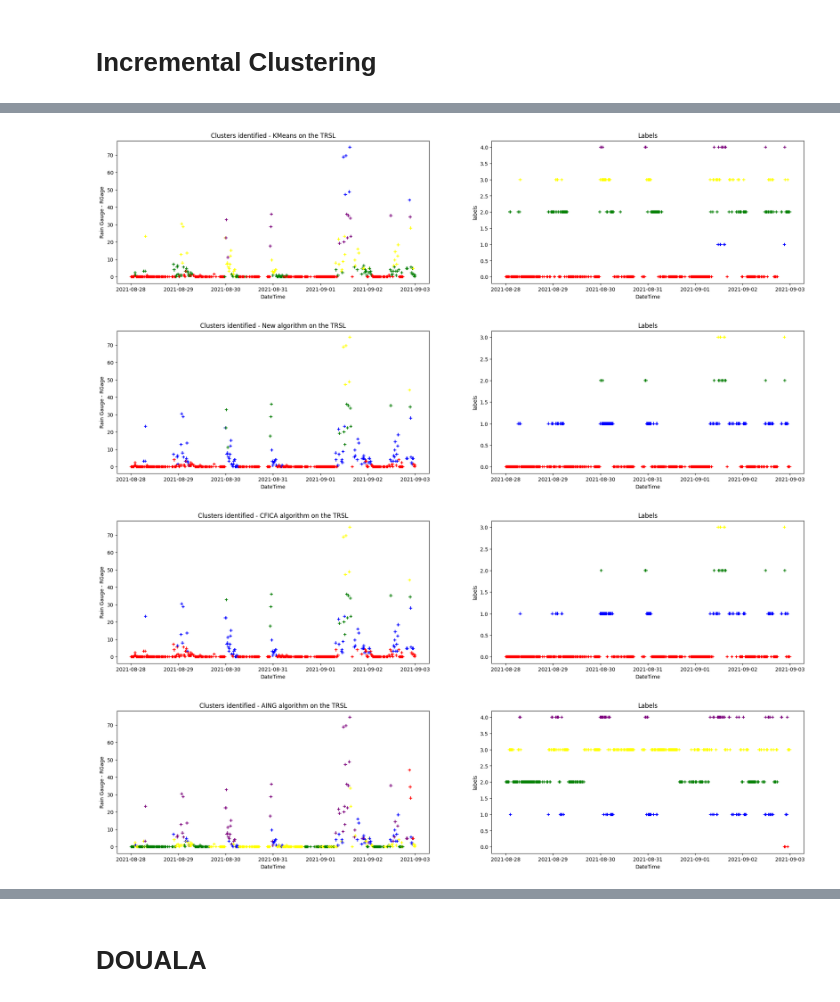
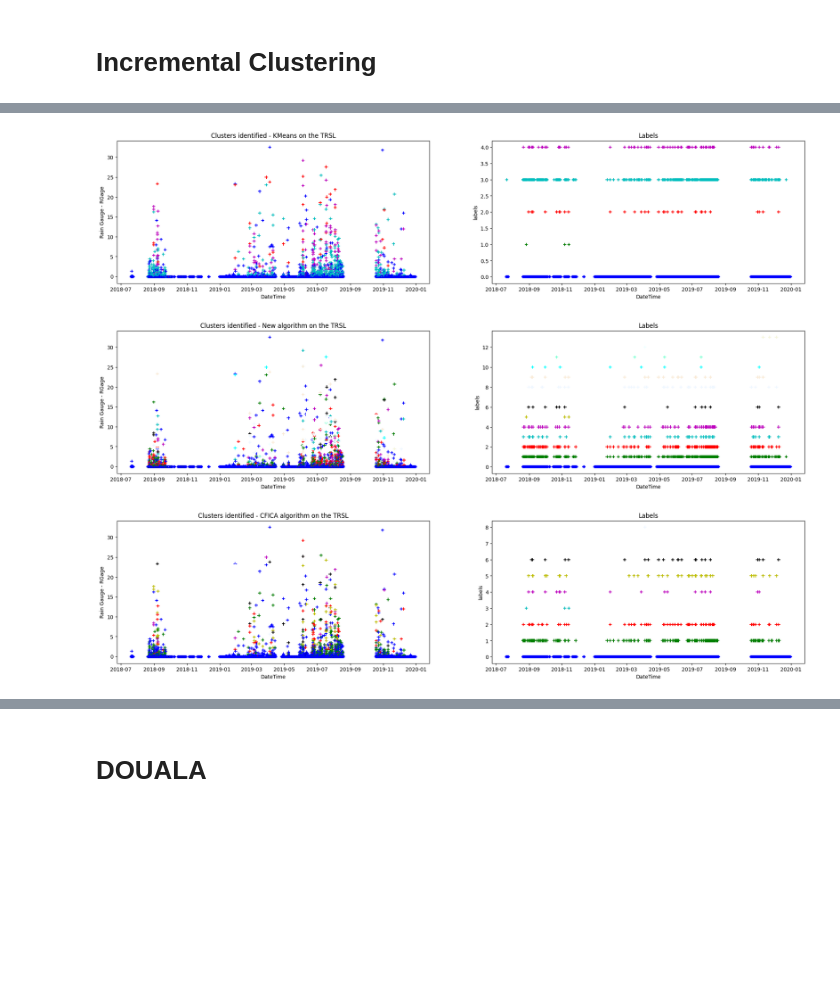
Before and after one commit to emiliepoisson/Pluie, a Jupyter notebook: DetectionPrediction.ipynb, the cells around one changed output, grey strips where cells are left out. Drawn from its saved outputs; the diff is of its cells as text; code cells hidden in the pictures; blank space fills up the shorter version.

```diff
--- a/DetectionPrediction.ipynb
+++ b/DetectionPrediction.ipynb
@@ -185,10 +242,15 @@ plt.show()
 # Incremental Clustering
 # %%
 import matplotlib.pyplot as plt
+from matplotlib import colors as mcolors
+
+colors = dict(mcolors.BASE_COLORS, **mcolors.CSS4_COLORS)
+colors = list(colors.keys())
 
 def plot_data(df, y, labels, title):
     fig, axs = plt.subplots(1, 2, figsize=(24, 5))
-    colors = ['red', 'blue', 'green', 'yellow', 'purple', 'orange', 'pink', 'brown', 'cyan', 'black']
+    # plot the clusters and the centroids
+
     axs[0].scatter(df.index, y, c=[colors[i] for i in labels], marker='+')
     axs[0].set_xlabel("DateTime")
     axs[0].set_ylabel("Rain Gauge - RGage")
@@ -199,5 +261,6 @@ def plot_data(df, y, labels, title):
     axs[1].set_ylabel("labels")
     plt.show()
 # %%
-X=df.drop(['Rgage', 'TSL_mean', 'RSL_mean'],axis=1)
-y=df.Rgage
+#X=df_scaled.drop(['Rgage', 'TSL_mean', 'RSL_mean'],axis=1)
+X = df_scaled.loc[:, ['TRSL_mean']]
+y=df_scaled.Rgage
@@ -212,5 +267,5 @@ new cluster
 # %%
-cfica = CFICA(X.values, 50, 50, 2, 1)
+cfica = CFICA(X.values, 200, 100, 1, 1.4)
 cfica.fit()
 labels2 = cfica.labels
 # %% [output]
@@ -227,0 +289,5 @@ After merging:  4
+# %%
+clustering =  ProposedApproach(X.values, 200, 100, 0.1, 0.5)
+clustering.fit()
+clustering.cluster_outliers()
+labels1 = clustering.labels
@@ -248,10 +330,9 @@ Len of the graph:  5
 # %%
 plot_data(df, y, km1.labels_, "Clusters identified - KMeans on the TRSL")
 plot_data(df, y, labels1, "Clusters identified - New algorithm on the TRSL")
 plot_data(df, y, labels2, "Clusters identified - CFICA algorithm on the TRSL")
-plot_data(df, y, labels3, "Clusters identified - AING algorithm on the TRSL")
+# plot_data(df, y, labels3, "Clusters identified - AING algorithm on the TRSL")
 # %% [output]
-[figure, old version]
+[figure, new version]
-[figure, old version]
+[figure, new version]
-[figure, old version]
+[figure, new version]
-[figure, removed]
```
Also changed, not shown: parts of 37 cells of this notebook.
